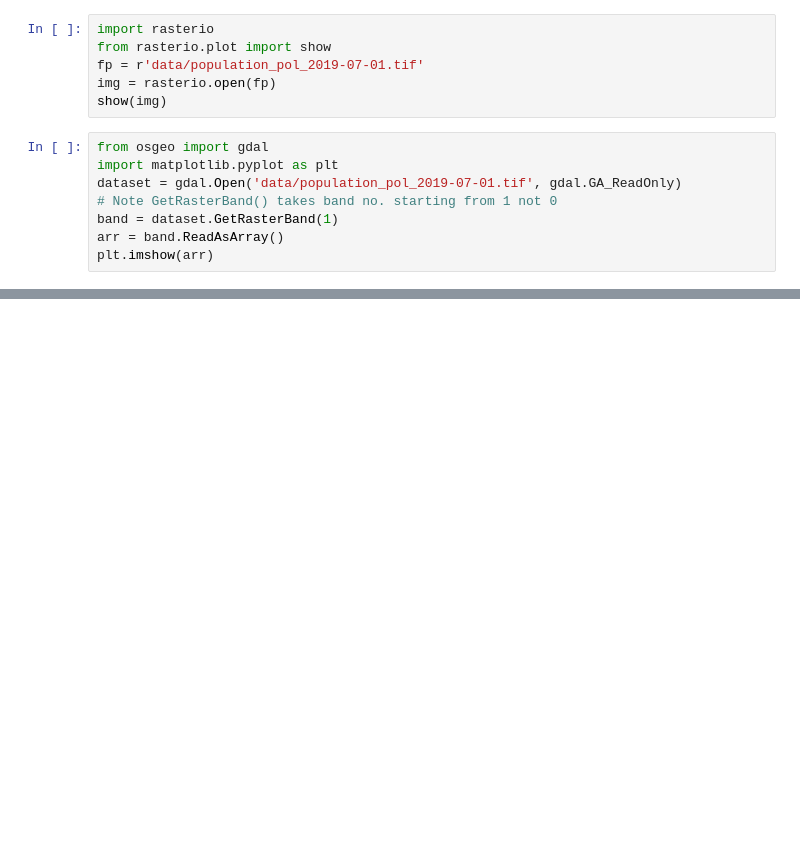
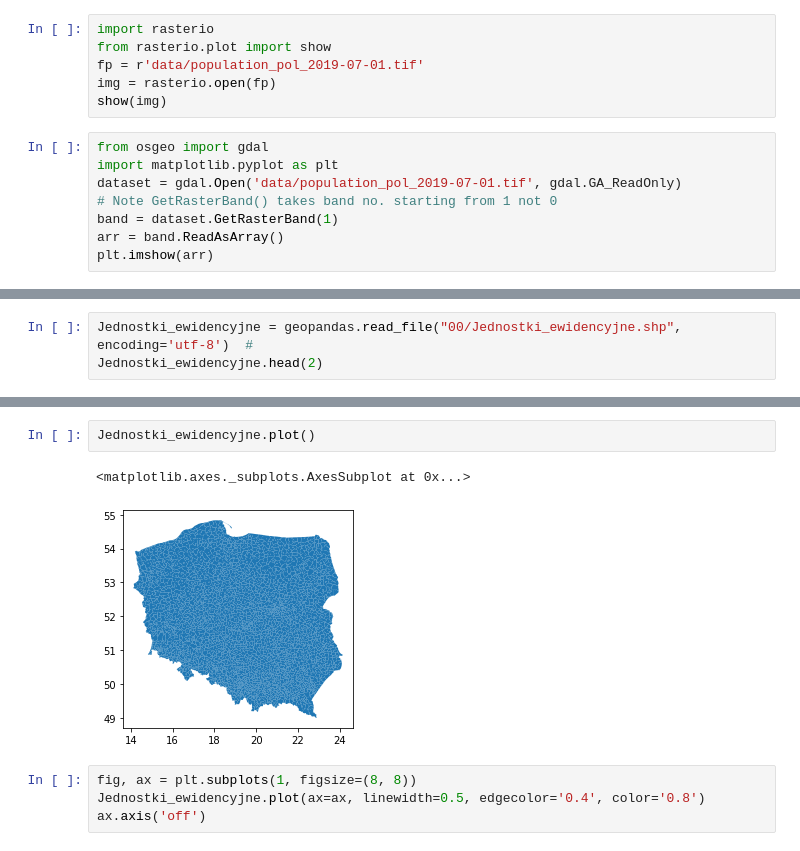
Before and after one commit to ciepielajan/GeoTiff_Satellite_Images, a Jupyter notebook: GeoTiff_-_Satellite_Images_facebook_dane_satelitearne_geotiff_.ipynb, the cells around one changed output, grey strips where cells are left out. Drawn from its saved outputs; the diff is of its cells as text; blank space fills up the shorter version.

```diff
--- a/GeoTiff_-_Satellite_Images_facebook_dane_satelitearne_geotiff_.ipynb
+++ b/GeoTiff_-_Satellite_Images_facebook_dane_satelitearne_geotiff_.ipynb
@@ -64,0 +163,3 @@ plt.imshow(arr)
+# %%
+Jednostki_ewidencyjne = geopandas.read_file("00/Jednostki_ewidencyjne.shp", encoding='utf-8')  #
+Jednostki_ewidencyjne.head(2)
@@ -64,0 +170,9 @@ plt.imshow(arr)
+# %%
+Jednostki_ewidencyjne.plot()
+# %% [output]
+<matplotlib.axes._subplots.AxesSubplot at 0x...>
+[figure, added]
+# %%
+fig, ax = plt.subplots(1, figsize=(8, 8))
+Jednostki_ewidencyjne.plot(ax=ax, linewidth=0.5, edgecolor='0.4', color='0.8')
+ax.axis('off')
```
Also changed, not shown: parts of 38 cells of this notebook.
